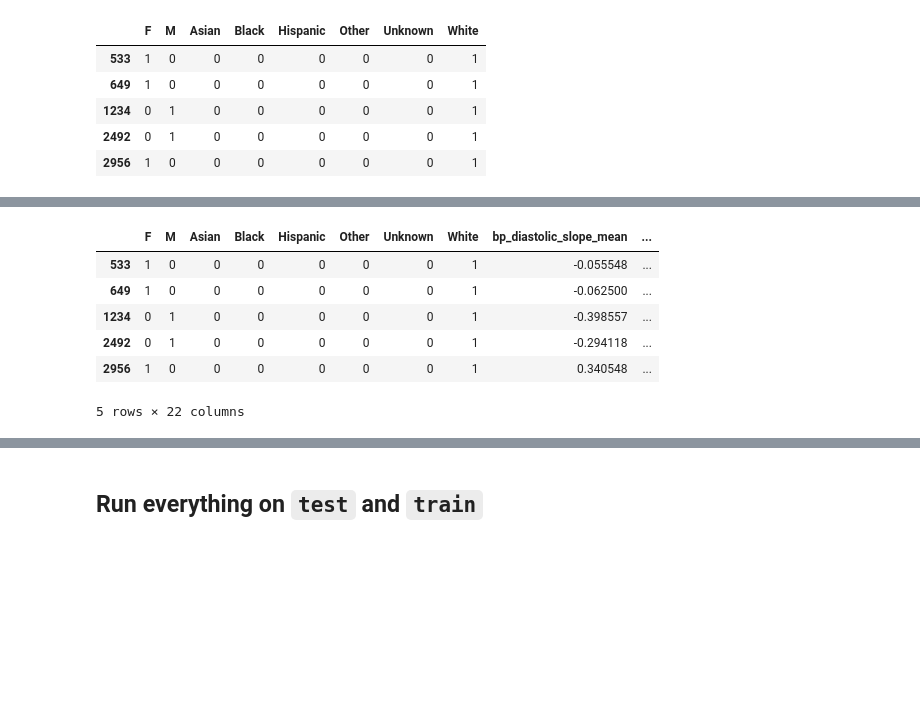
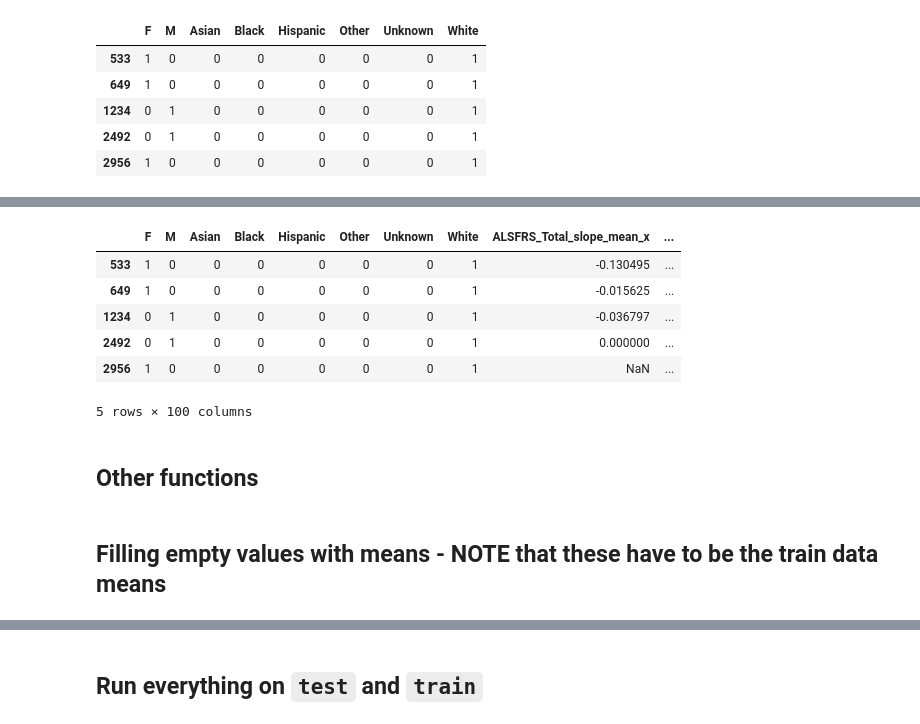
Before and after one commit to ihadanny/turbulence-z-team, a Jupyter notebook: ipython-notebooks/vectorizer_beta.ipynb, the cells around one changed output, grey strips where cells are left out. Drawn from its saved outputs; the diff is of its cells as text; code cells hidden in the pictures; blank space fills up the shorter version.

```diff
--- a/ipython-notebooks/vectorizer_beta.ipynb
+++ b/ipython-notebooks/vectorizer_beta.ipynb
@@ -20,7 +41,6 @@ df.describe()
 # %%
-interesting = df[(df.form_name == 'Demographic') | (df.form_name == 'Vitals')]
-print interesting['feature_name'].unique()
-func_per_feature = {}
+func_per_feature = defaultdict(set)
+
 vectorized = pd.DataFrame(index=df['SubjectID'].unique())
 print vectorized.shape
 # %% [output]
@@ -36,8 +54,8 @@ def scalar_feature_to_dummies(df, feature_name):
     return dum
 
 for feature_name in ['Gender', 'Race']:
-    func_per_feature[feature_name] = scalar_feature_to_dummies
-    vectorized = pd.merge(vectorized, func_per_feature[feature_name](df, feature_name), how = 'left',
+    func_per_feature[feature_name].add(scalar_feature_to_dummies)
+    vectorized = pd.merge(vectorized, scalar_feature_to_dummies(df, feature_name), how = 'left',
                           right_index=True, left_index=True)
 
 vectorized.head()
@@ -93,21 +152,26 @@ vectorized.head()
 # %%
 def timeseries_feature_last_value(df, feature_name):
     my_slice = df[df.feature_name == feature_name]
     ret = my_slice.groupby('SubjectID').last().loc[:, ['feature_value']].astype(float)
     ret.columns = [feature_name + "_last"]
     return ret
 
-for feature_name in ['BMI', 'height']:
-    func_per_feature[feature_name] = timeseries_feature_last_value
-    vectorized = pd.merge(vectorized, func_per_feature[feature_name](df, feature_name), how='left',
+for feature_name in [
+    'ALSFRS_Total', 'BMI', 'height', 'Age']:
+    func_per_feature[feature_name].add(timeseries_feature_last_value)
+    vectorized = pd.merge(vectorized, timeseries_feature_last_value(df, feature_name), how='left',
                           right_index=True, left_index=True)
 vectorized.head()
 # %% [output]
-|  | F | M | Asian | Black | Hispanic | Other | Unknown | White | bp_diastolic_slope_mean | ... |
-| 533 | 1 | 0 | 0 | 0 | 0 | 0 | 0 | 1 | -0.055548 | ... |
-| 649 | 1 | 0 | 0 | 0 | 0 | 0 | 0 | 1 | -0.062500 | ... |
-| 1234 | 0 | 1 | 0 | 0 | 0 | 0 | 0 | 1 | -0.398557 | ... |
-| 2492 | 0 | 1 | 0 | 0 | 0 | 0 | 0 | 1 | -0.294118 | ... |
-| 2956 | 1 | 0 | 0 | 0 | 0 | 0 | 0 | 1 | 0.340548 | ... |
+|  | F | M | Asian | Black | Hispanic | Other | Unknown | White | ALSFRS_Total_slope_mean_x | ... |
+| 533 | 1 | 0 | 0 | 0 | 0 | 0 | 0 | 1 | -0.130495 | ... |
+| 649 | 1 | 0 | 0 | 0 | 0 | 0 | 0 | 1 | -0.015625 | ... |
+| 1234 | 0 | 1 | 0 | 0 | 0 | 0 | 0 | 1 | -0.036797 | ... |
+| 2492 | 0 | 1 | 0 | 0 | 0 | 0 | 0 | 1 | 0.000000 | ... |
+| 2956 | 1 | 0 | 0 | 0 | 0 | 0 | 0 | 1 | NaN | ... |
-5 rows × 22 columns
+5 rows × 100 columns
+# %% [markdown]
+## Other functions
+# %% [markdown]
+## Filling empty values with means - NOTE that these have to be the train data means
 # %%
```
Also changed, not shown: parts of 7 cells of this notebook, 10 other files.
